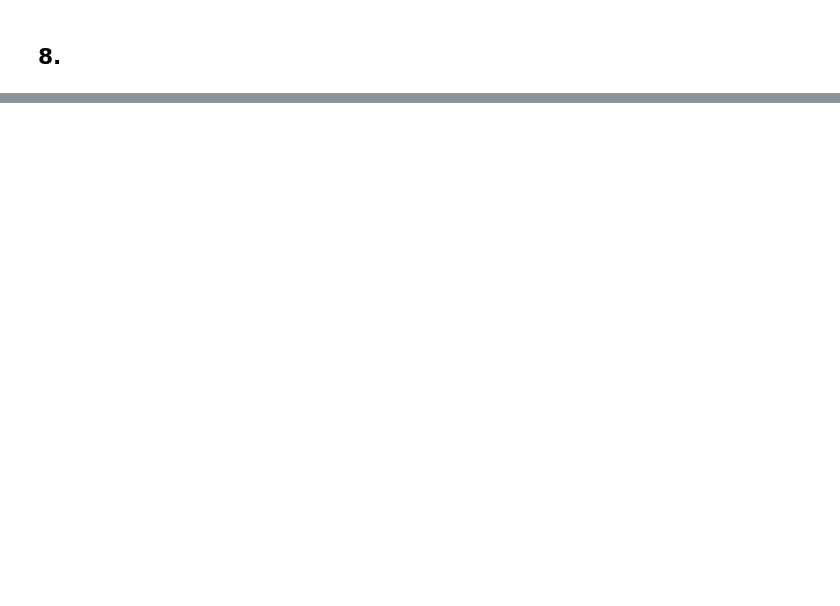
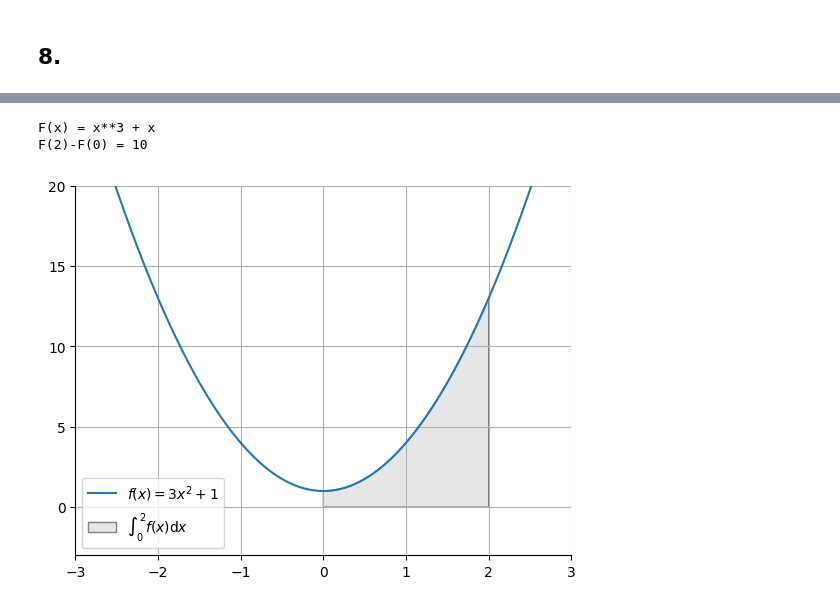
Before and after one commit to luzianscherrer/emfds, a Jupyter notebook: chapter_01.ipynb, the cells around one changed output, grey strips where cells are left out. Cells and saved outputs as stored; diff of their text form; code cells hidden in the pictures; blank space fills up the shorter version.

```diff
--- a/chapter_01.ipynb
+++ b/chapter_01.ipynb
@@ -103,0 +99,26 @@ F(2)-F(0) = 10
+# %%
+print(f"F(x) = {integrate(f)}")
+print(f"F(2)-F(0) = {integrate(f, (x, 0, 2))}")
+
+from matplotlib.patches import Polygon
+
+fig, ax = plt.subplots()
+ax.grid(True, which="both")
+ax.plot(x1, y1, label=r"$f(x) = 3x^2+1$")
+ax.spines[["top", "right"]].set_visible(False)
+ax.axis([-3,3,-3,20])
+
+a = 0
+b = 2
+ix = np.linspace(a, b)
+iy = fnc(ix)
+verts = [(a, 0), *zip(ix, iy), (b, 0)]
+poly = Polygon(verts, facecolor='0.9', edgecolor='0.5', label=r"$\int_0^2 f(x)\mathrm{d}x$")
+ax.add_patch(poly)
+
+plt.legend()
+plt.show()
+# %% [output]
+F(x) = x**3 + x
+F(2)-F(0) = 10
+[figure, added]
```
Also changed, not shown: parts of 2 cells of this notebook.
